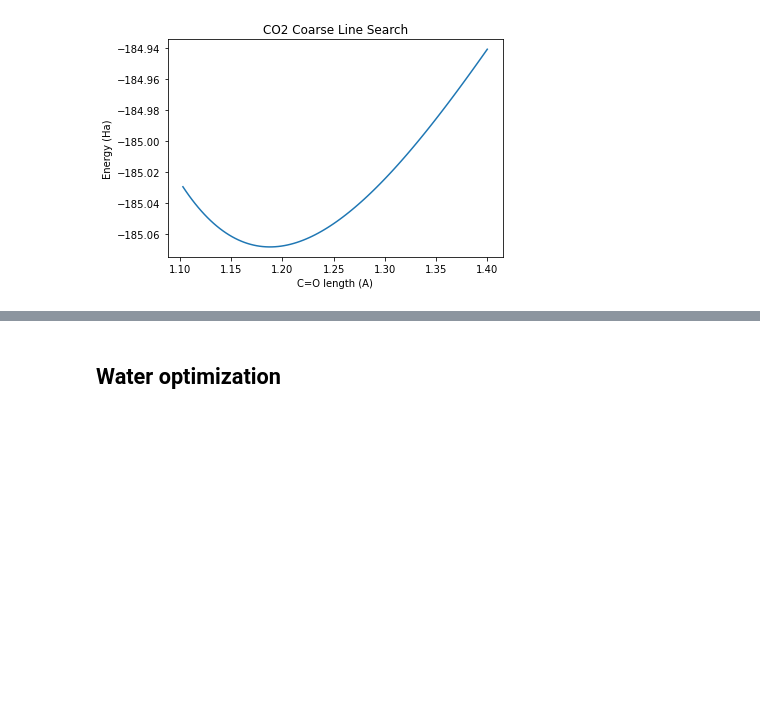
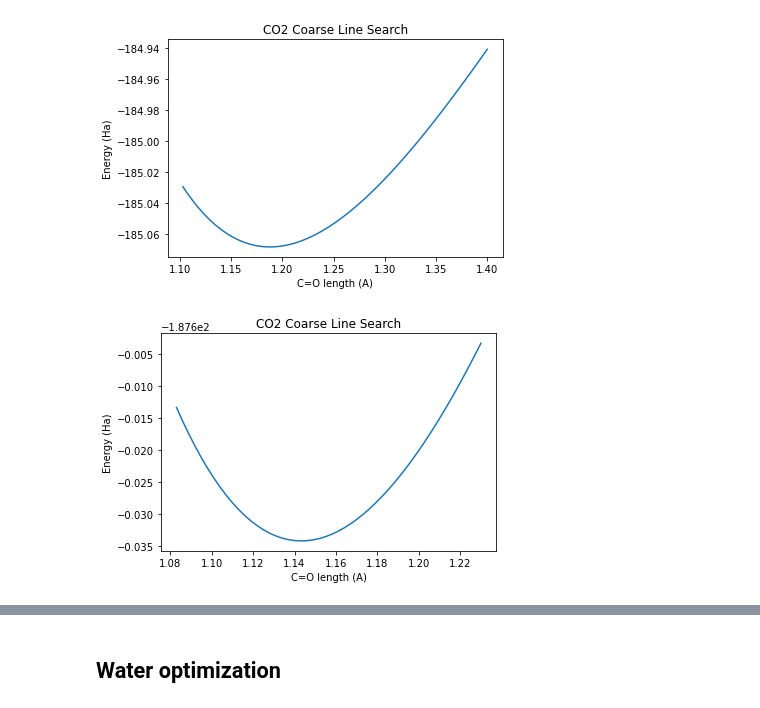
Before and after one commit to Certaingemstone/hf-proj, a Jupyter notebook: hf-analysis.ipynb, the cells around one changed output, grey strips where cells are left out. Saved outputs shown, nothing was run; the diff lists cells and outputs as text; code cells hidden in the pictures; blank space fills up the shorter version.

```diff
--- a/hf-analysis.ipynb
+++ b/hf-analysis.ipynb
@@ -17,6 +17,15 @@ plt.ylabel("Energy (Ha)")
 plt.show()
 # %% [output]
 [figure]
+# %%
+coarseco2 = pd.read_csv("co2line_coarse6-31gs.csv")
+plt.plot(coarseco2['length'], coarseco2['energy'])
+plt.title("CO2 Coarse Line Search")
+plt.xlabel("C=O length (A)")
+plt.ylabel("Energy (Ha)")
+plt.show()
+# %% [output]
+[figure, added]
 # %%
 def quad(x, a, b, c):
     return a*x**2 + b*x + c
```
Also changed, not shown: parts of 6 cells of this notebook, 11 other files.
